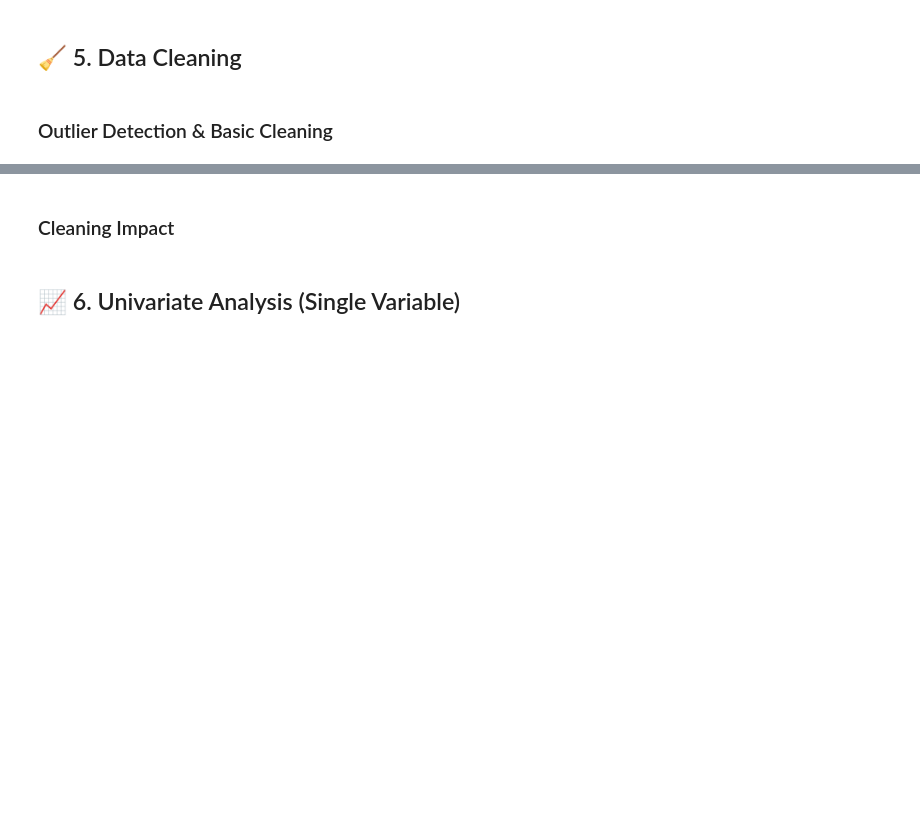
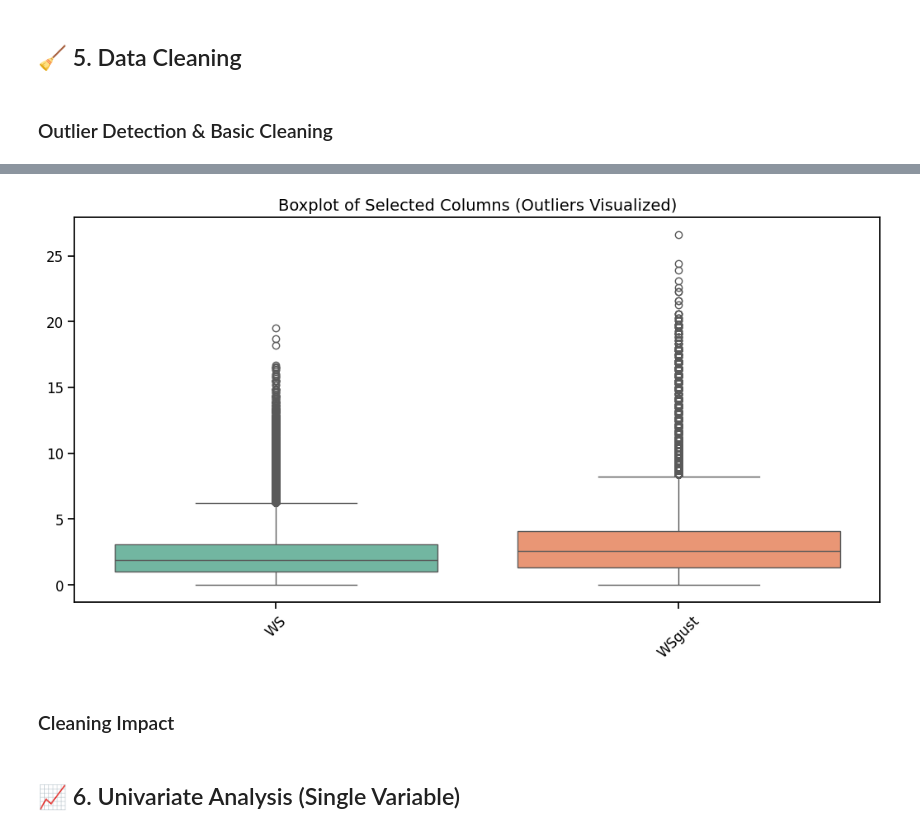
Before and after one commit to Teshager21/solar-challenge-week1, a Jupyter notebook: notebooks/benin_eda.ipynb, the cells around one changed output, grey strips where cells are left out. Drawn from its saved outputs; the diff is of its cells as text; code cells hidden in the pictures; blank space fills up the shorter version.

```diff
--- a/notebooks/benin_eda.ipynb
+++ b/notebooks/benin_eda.ipynb
@@ -169,3 +245,16 @@ memory usage: 76.2+ MB
+# %%
+#Singling out WS and WSgust
+plt.figure(figsize=(max(8, num_cols * 1.5), 6))  # Auto-adjust width
+sns.set_context("notebook", font_scale=1.1)
+
+sns.boxplot(data=df[columns_to_check_for_outliers[2:4]], palette="Set2")
+plt.title("Boxplot of Selected Columns (Outliers Visualized)", fontsize=14)
+plt.xticks(rotation=45, fontsize=12)
+plt.yticks(fontsize=12)
+plt.tight_layout()
+plt.show()
+# %% [output]
+[figure, added]
 # %% [markdown]
 ### Cleaning Impact
 # %% [markdown]
```
Also changed, not shown: parts of 6 cells of this notebook.
